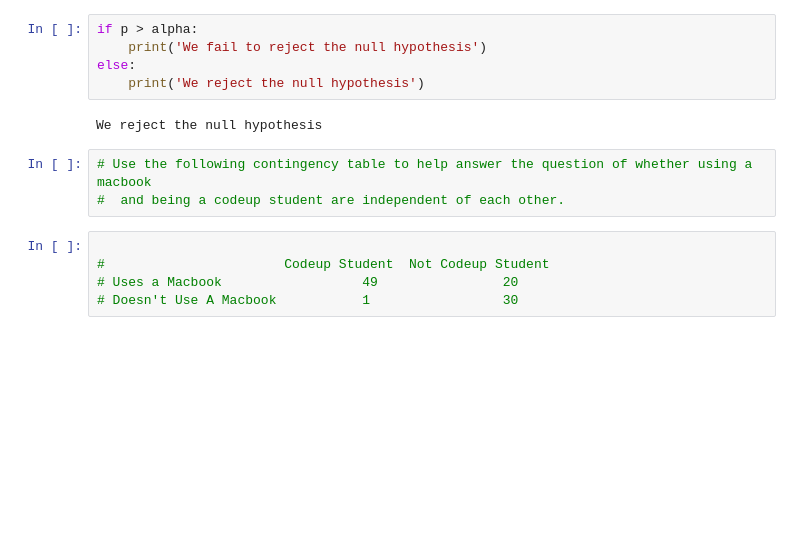
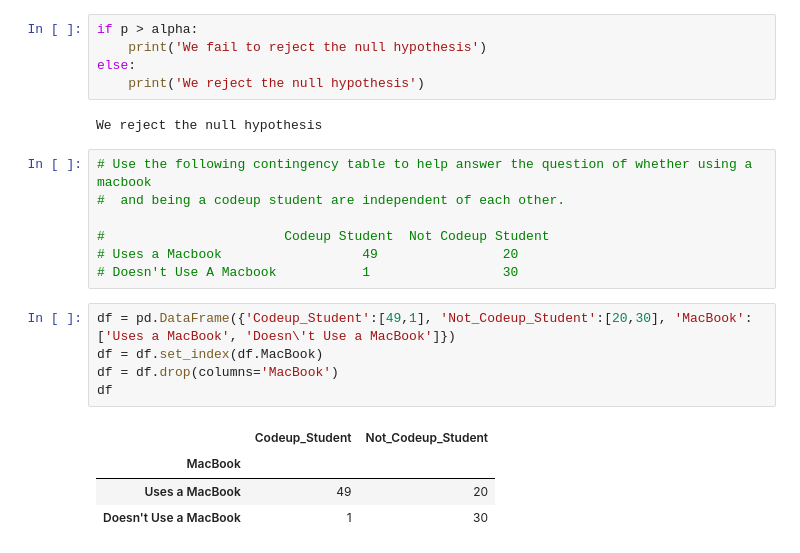
Before and after one commit to javahava1222/statistics-exercises, a Jupyter notebook: hypothesis_testing.ipynb, the cells around one changed output. Cells and saved outputs as stored; diff of their text form; blank space fills up the shorter version.

```diff
--- a/hypothesis_testing.ipynb
+++ b/hypothesis_testing.ipynb
@@ -568,8 +568,17 @@ We reject the null hypothesis
 # %%
 # Use the following contingency table to help answer the question of whether using a macbook
 #  and being a codeup student are independent of each other.
+
+#                       Codeup Student	Not Codeup Student
+# Uses a Macbook	              49 	            20
+# Doesn't Use A Macbook	          1	                30
-# %%
-
-#                       Codeup Student	Not Codeup Student
-# Uses a Macbook	              49 	            20
-# Doesn't Use A Macbook	          1	                30
+# %%
+df = pd.DataFrame({'Codeup_Student':[49,1], 'Not_Codeup_Student':[20,30], 'MacBook':['Uses a MacBook', 'Doesn\'t Use a MacBook']})
+df = df.set_index(df.MacBook)
+df = df.drop(columns='MacBook')
+df
+# %% [output]
+|  | Codeup_Student | Not_Codeup_Student |
+| MacBook |  |  |
+| Uses a MacBook | 49 | 20 |
+| Doesn't Use a MacBook | 1 | 30 |
```
Also changed, not shown: parts of 16 cells of this notebook, 1 other file.
